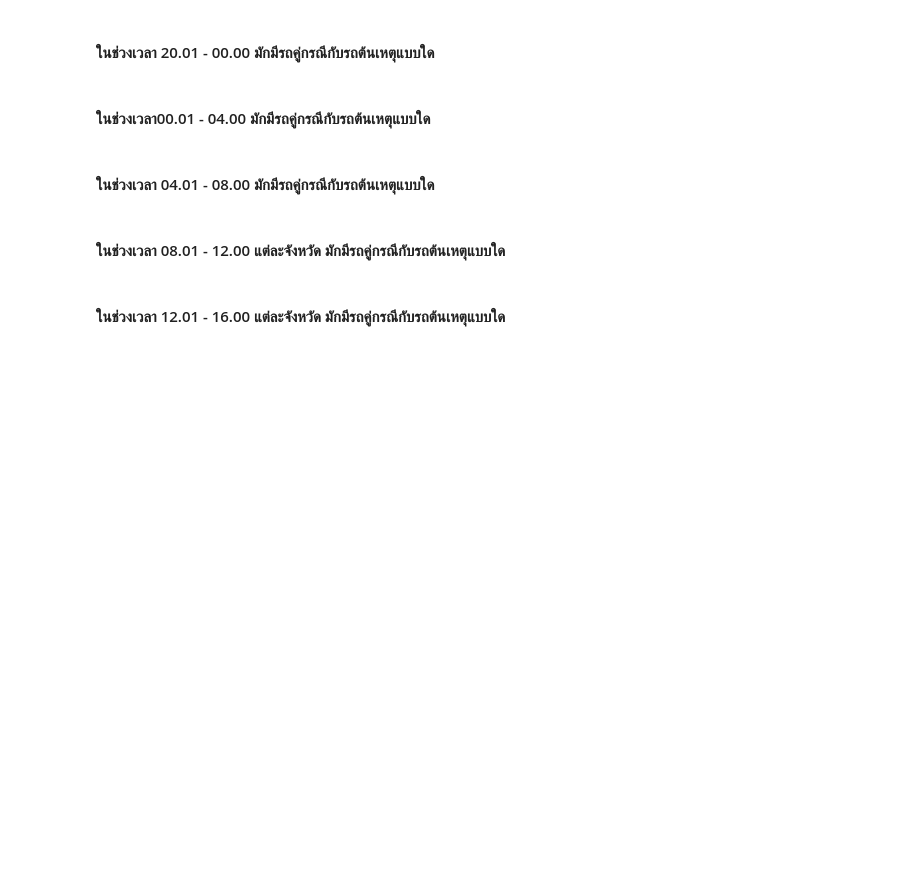
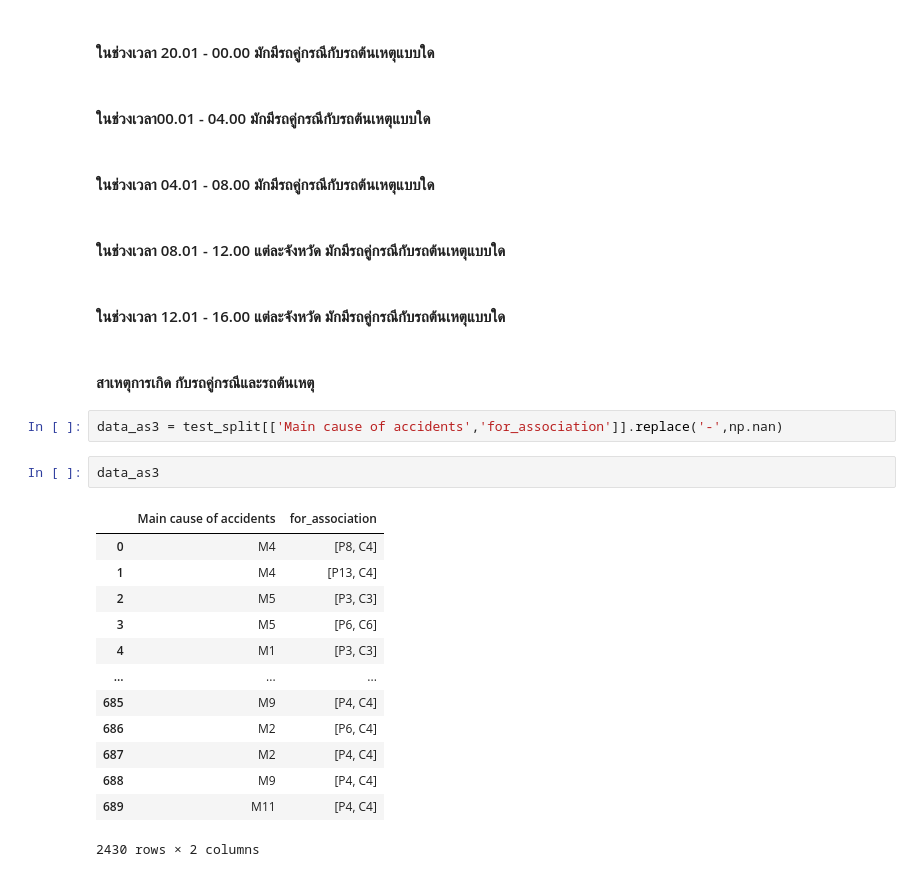
Before and after one commit to Thippawan72/BSC_DPDM23, a Jupyter notebook: Group_project2.ipynb, the cells around one changed output. Cells and saved outputs as stored; diff of their text form; blank space fills up the shorter version.

```diff
--- a/Group_project2.ipynb
+++ b/Group_project2.ipynb
@@ -1335,3 +1405,23 @@ RelationRecord(items=frozenset({"['P6', 'C1']", "['P6', 'C6']"}), support=1.0, o
 #### ในช่วงเวลา 08.01 - 12.00 แต่ละจังหวัด มักมีรถคู่กรณีกับรถต้นเหตุแบบใด
 # %% [markdown]
 #### ในช่วงเวลา 12.01 - 16.00 แต่ละจังหวัด มักมีรถคู่กรณีกับรถต้นเหตุแบบใด
+# %% [markdown]
+#### สาเหตุการเกิด กับรถคู่กรณีและรถต้นเหตุ
+# %%
+data_as3 = test_split[['Main cause of accidents','for_association']].replace('-',np.nan)
+# %%
+data_as3
+# %% [output]
+|  | Main cause of accidents | for_association |
+| 0 | M4 | [P8, C4] |
+| 1 | M4 | [P13, C4] |
+| 2 | M5 | [P3, C3] |
+| 3 | M5 | [P6, C6] |
+| 4 | M1 | [P3, C3] |
+| ... | ... | ... |
+| 685 | M9 | [P4, C4] |
+| 686 | M2 | [P6, C4] |
+| 687 | M2 | [P4, C4] |
+| 688 | M9 | [P4, C4] |
+| 689 | M11 | [P4, C4] |
+2430 rows × 2 columns
```
Also changed, not shown: parts of 18 cells of this notebook.
